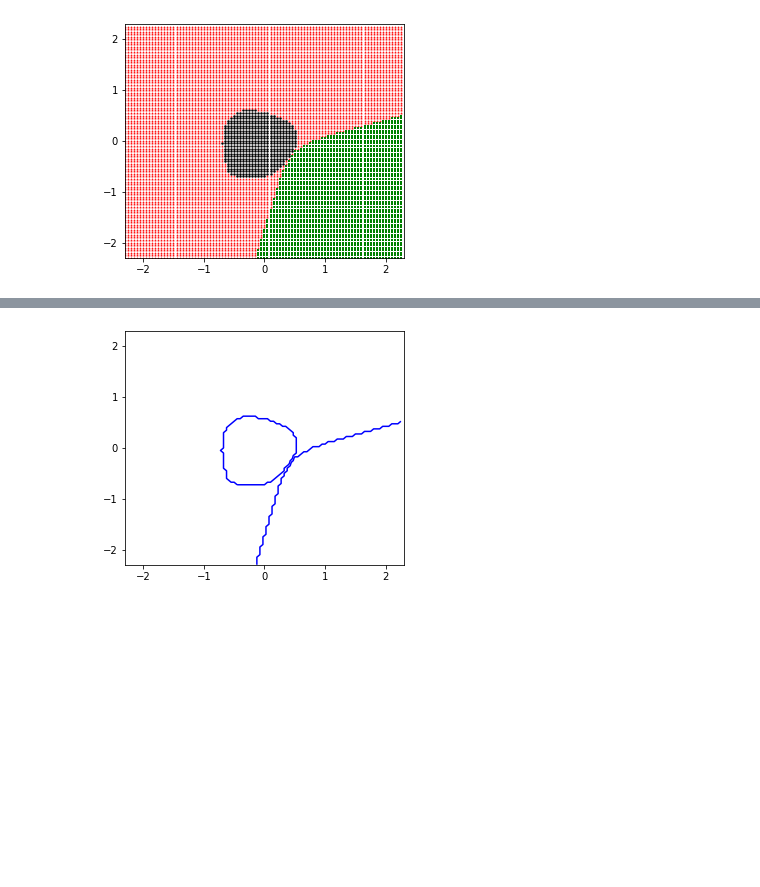
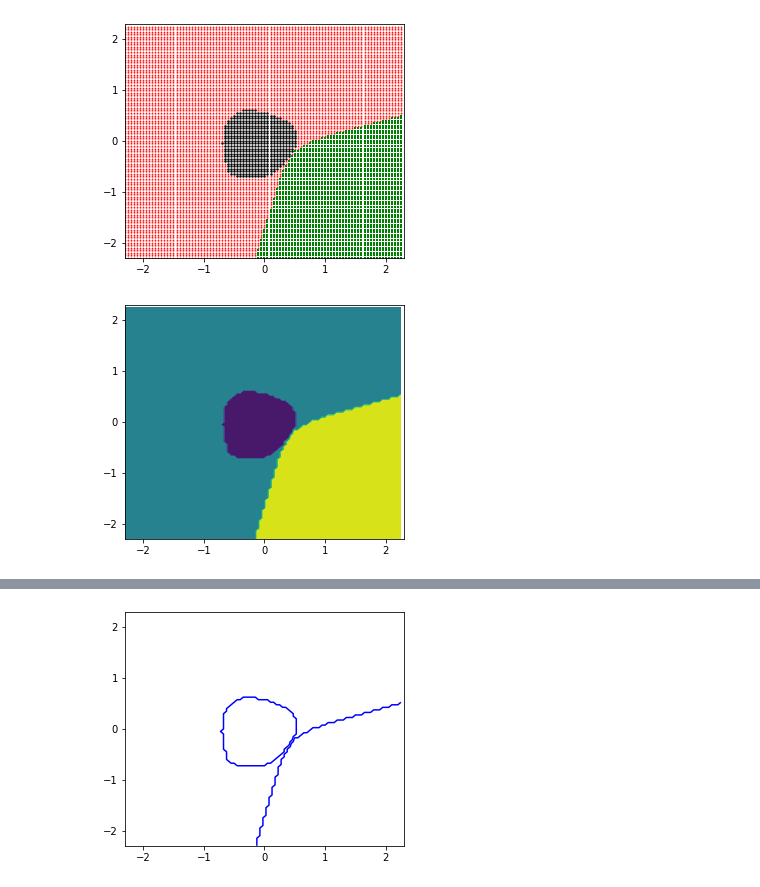
Before and after one commit to evidentiallab/Lunde_Chen_NN_Belief_Reproduction, a Jupyter notebook: NNBelief_neural_network.ipynb, the cells around one changed output, grey strips where cells are left out. Saved outputs shown, nothing was run; the diff lists cells and outputs as text; code cells hidden in the pictures; blank space fills up the shorter version.

```diff
--- a/NNBelief_neural_network.ipynb
+++ b/NNBelief_neural_network.ipynb
@@ -473,3 +471,14 @@ plt.ylim([-2.3, 2.3])
 plt.show()
 # %% [output]
 [figure]
+# %%
+fig, ax = plt.subplots()
+
+ax.contourf(grid_X, grid_Y, Z)
+
+fig.set_size_inches(5, 4.3)
+plt.xlim([-2.3, 2.3])
+plt.ylim([-2.3, 2.3])
+plt.show()
+# %% [output]
+[figure, added]
```
Also changed, not shown: parts of 3 cells of this notebook.
